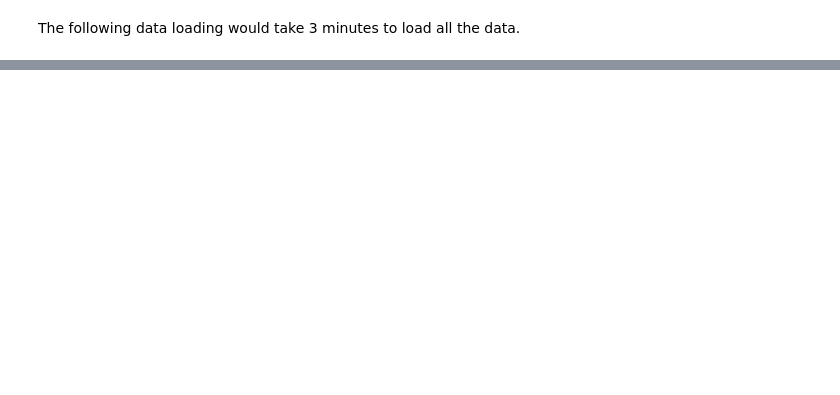
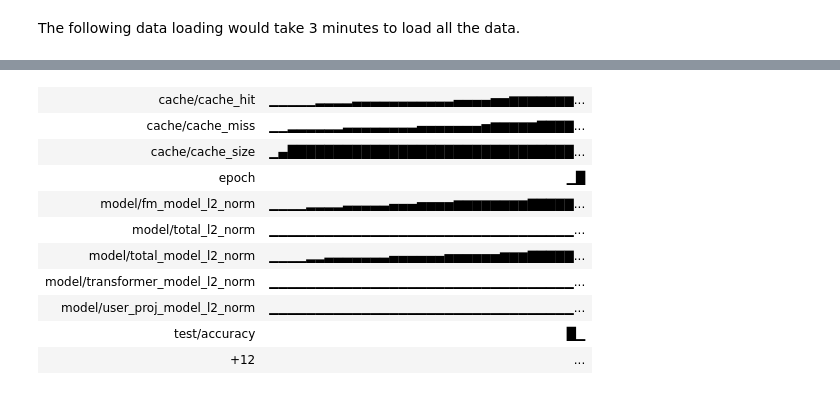
Before and after one commit to josephzhong/recsys-retailrocket, a Jupyter notebook: notebooks/retailrocket.ipynb, the cells around one changed output, grey strips where cells are left out. Saved outputs shown, nothing was run; the diff lists cells and outputs as text; code cells hidden in the pictures; blank space fills up the shorter version.

```diff
--- a/notebooks/retailrocket.ipynb
+++ b/notebooks/retailrocket.ipynb
@@ -81,13 +144,15 @@ print(f"test rows: {len(test_set)}")
 # %%
 from torch.optim import AdamW
-from model import FactorizationMachines, load_model, save_model
+from model import FactorizationMachines, load_model, save_model, DEFAULT_ITEM_BUCKET_EMBEDDING_CACHE_SIZE
 
-learning_rate = 1e-5
+learning_rate = 1e-3
 
 fm_model = FactorizationMachines(
     embedding_dim=state.item_projection.out_features,
-    latent_dim=16,
+    latent_dim=16
 ).to(state.device)
 optimizer = AdamW(fm_model.parameters(), lr=learning_rate)
+
 checkpoint_dir = Path(output_path) / "checkpoints"
 checkpoint_dir.mkdir(parents=True, exist_ok=True)
+print(f"cache size: {DEFAULT_ITEM_BUCKET_EMBEDDING_CACHE_SIZE}")
@@ -99,29 +168,25 @@ from tqdm.auto import tqdm
 import wandb
 from torch.utils.data import DataLoader
 from data import collate_user_item_embedding_batch
+import model
+import multiprocessing as mp
 
-def get_total_model_parameter_l2_norm(*modules):
-    total_squared_norm = 0.0
-    for module in modules:
-        for parameter in module.parameters():
-            parameter_norm = parameter.detach().float().norm(2).item()
-            total_squared_norm += parameter_norm * parameter_norm
-    return total_squared_norm ** 0.5
+# clear cache to benchmark the timing
+model._ITEM_BUCKET_EMBEDDING_CACHE = model._ItemBucketEmbeddingCache()
 
-
-batch_size = 256
-epochs = 3
-wandb_project = "recsys-retailrocket"
+batch_size = 1024
+epochs = 2
+wandb_project = "recsys-retailrocket-gpu"
 
 train_loader = DataLoader(
     train_set,
     batch_size=batch_size,
-    collate_fn=collate_user_item_embedding_batch,
+    collate_fn=collate_user_item_embedding_batch
 )
 test_loader = DataLoader(
     test_set,
     batch_size=batch_size,
-    collate_fn=collate_user_item_embedding_batch,
+    collate_fn=collate_user_item_embedding_batch
 )
 
 wandb_run = wandb.init(
@@ -134,6 +199,14 @@ wandb_run = wandb.init(
         "embedding_dim": fm_model.embedding_dim,
     },
 )
+
+def get_total_model_parameter_l2_norm(*modules: torch.nn.Module) -> float:
+    total_squared_norm = 0.0
+    for module in modules:
+        for parameter in module.parameters():
+            parameter_norm = parameter.detach().float().norm(2).item()
+            total_squared_norm += parameter_norm * parameter_norm
+    return total_squared_norm ** 0.5
 
 try:
     global_step = 0
@@ -159,12 +232,21 @@ try:
 
             avg_train_loss_so_far = train_loss_total / max(train_example_count, 1)
             avg_train_accuracy_so_far = train_correct / max(train_example_count, 1)
-            total_model_l2_norm = get_total_model_parameter_l2_norm(
-                fm_model,
-                state.token_transformer,
-                state.item_projection,
-                state.user_projection,
+
+            fm_model_l2_norm = get_total_model_parameter_l2_norm(
+                fm_model
             )
+            transformer_model_l2_norm = get_total_model_parameter_l2_norm(
+                state.token_transformer
+            )
+            item_proj_model_l2_norm = get_total_model_parameter_l2_norm(
+                state.item_projection
+            )
+            user_proj_model_l2_norm =  get_total_model_parameter_l2_norm(
+                state.user_projection
+            )
+            total_model_l2_norm = fm_model_l2_norm + transformer_model_l2_norm + item_proj_model_l2_norm + user_proj_model_l2_norm
+            hit_rate = model._ITEM_BUCKET_EMBEDDING_CACHE.hit / (model._ITEM_BUCKET_EMBEDDING_CACHE.hit + model._ITEM_BUCKET_EMBEDDING_CACHE.miss) if model._ITEM_BUCKET_EMBEDDING_CACHE.hit + model._ITEM_BUCKET_EMBEDDING_CACHE.miss > 0 else 0.0
             global_step += 1
             wandb.log(
                 {
@@ -172,10 +254,17 @@ try:
                     "train/step_accuracy": (predictions == labels).float().mean().item(),
                     "train/running_loss": avg_train_loss_so_far,
                     "train/running_accuracy": avg_train_accuracy_so_far,
-                    "model/total_l2_norm": total_model_l2_norm,
                     "train/epoch": epoch + 1,
                     "trainer/global_step": global_step,
                     "trainer/examples_seen": train_example_count,
+                    "cache/cache_hit": model._ITEM_BUCKET_EMBEDDING_CACHE.hit,
+                    "cache/cache_miss": model._ITEM_BUCKET_EMBEDDING_CACHE.miss,
+                    "cache/cache_size": len(model._ITEM_BUCKET_EMBEDDING_CACHE._entries),
+                    "model/fm_model_l2_norm": fm_model_l2_norm,
+                    "model/transformer_model_l2_norm": transformer_model_l2_norm,
+                    "model/total_l2_norm": item_proj_model_l2_norm,
+                    "model/user_proj_model_l2_norm": user_proj_model_l2_norm,
+                    "model/total_model_l2_norm": total_model_l2_norm
                 },
                 step=global_step,
             )
@@ -183,6 +272,7 @@ try:
                 loss=f"{avg_train_loss_so_far:.4f}",
                 accuracy=f"{avg_train_accuracy_so_far:.4f}",
                 l2_norm=f"{total_model_l2_norm:.4f}",
+                cache_hit_rate=f"{hit_rate:.4f}",
             )
 
         fm_model.eval()
@@ -221,12 +311,6 @@ try:
         test_recall = test_true_positive / max(test_true_positive + test_false_negative, 1)
         test_precision = test_true_positive / max(test_true_positive + test_false_positive, 1)
         test_f1 = 0.0 if (test_precision + test_recall) == 0 else 2 * test_precision * test_recall / (test_precision + test_recall)
-        total_model_l2_norm = get_total_model_parameter_l2_norm(
-            fm_model,
-            state.token_transformer,
-            state.item_projection,
-            state.user_projection,
-        )
 
         wandb.log(
             {
@@ -237,7 +321,6 @@ try:
                 "test/accuracy": avg_test_accuracy,
                 "test/recall": test_recall,
                 "test/f1": test_f1,
-                "model/total_l2_norm": total_model_l2_norm,
                 "trainer/global_step": global_step,
             }
             ,
@@ -245,8 +328,7 @@ try:
         )
         print(
             f"epoch {epoch + 1}: train_loss={avg_train_loss:.4f}, train_accuracy={avg_train_accuracy:.4f}, "
-            f"test_loss={avg_test_loss:.4f}, test_accuracy={avg_test_accuracy:.4f}, test_recall={test_recall:.4f}, "
-            f"test_f1={test_f1:.4f}, model_total_l2_norm={total_model_l2_norm:.4f}"
+            f"test_loss={avg_test_loss:.4f}, test_accuracy={avg_test_accuracy:.4f}, test_recall={test_recall:.4f}, test_f1={test_f1:.4f}"
         )
         epoch_checkpoint_path = checkpoint_dir / f"model_epoch_{epoch + 1}.pt"
         latest_checkpoint_path = checkpoint_dir / "model_latest.pt"
@@ -255,3 +337,4 @@ try:
         print(f"saved checkpoints: {epoch_checkpoint_path} and {latest_checkpoint_path}")
 finally:
     wandb.finish()
+# %% [output]
@@ -257,0 +353,11 @@ finally:
+| cache/cache_hit | ▁▁▁▁▁▂▂▂▂▃▃▃▃▃▃▃▃▃▃▃▄▄▄▄▅▅▆▆▆▆▆▆▆... |
+| cache/cache_miss | ▁▁▂▂▂▂▂▂▃▃▃▃▃▃▃▃▄▄▄▄▄▄▄▅▆▆▆▆▆▇▇▇▇... |
+| cache/cache_size | ▁▄███████████████████████████████... |
+| epoch | ▁█ |
+| model/fm_model_l2_norm | ▁▁▁▁▂▂▂▂▃▃▃▃▃▄▄▄▅▅▅▅▆▆▆▆▆▆▆▆▇▇▇▇▇... |
+| model/total_l2_norm | ▁▁▁▁▁▁▁▁▁▁▁▁▁▁▁▁▁▁▁▁▁▁▁▁▁▁▁▁▁▁▁▁▁... |
+| model/total_model_l2_norm | ▁▁▁▁▂▂▃▃▃▃▃▃▃▄▄▄▄▄▄▅▅▅▅▅▅▆▆▆▇▇▇▇▇... |
+| model/transformer_model_l2_norm | ▁▁▁▁▁▁▁▁▁▁▁▁▁▁▁▁▁▁▁▁▁▁▁▁▁▁▁▁▁▁▁▁▁... |
+| model/user_proj_model_l2_norm | ▁▁▁▁▁▁▁▁▁▁▁▁▁▁▁▁▁▁▁▁▁▁▁▁▁▁▁▁▁▁▁▁▁... |
+| test/accuracy | █▁ |
+| +12 | ... |
```
Also changed, not shown: parts of 18 cells of this notebook, 1 other file.
